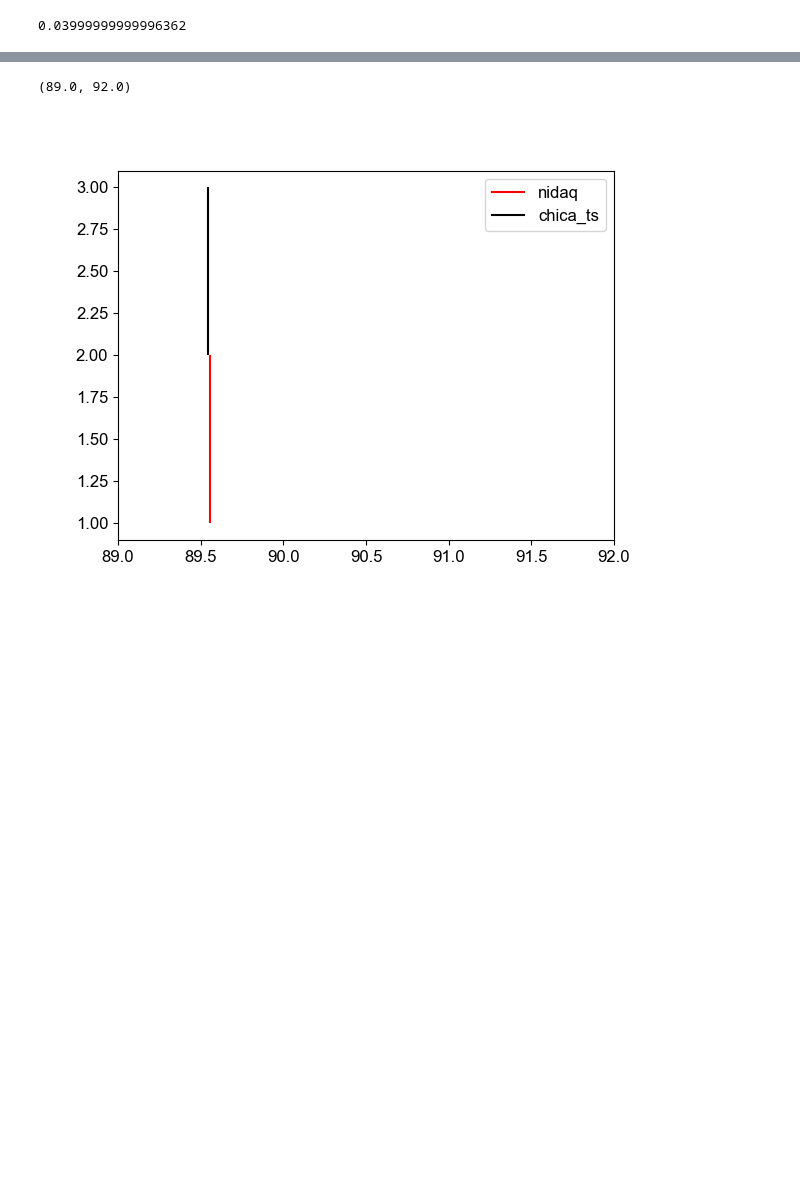
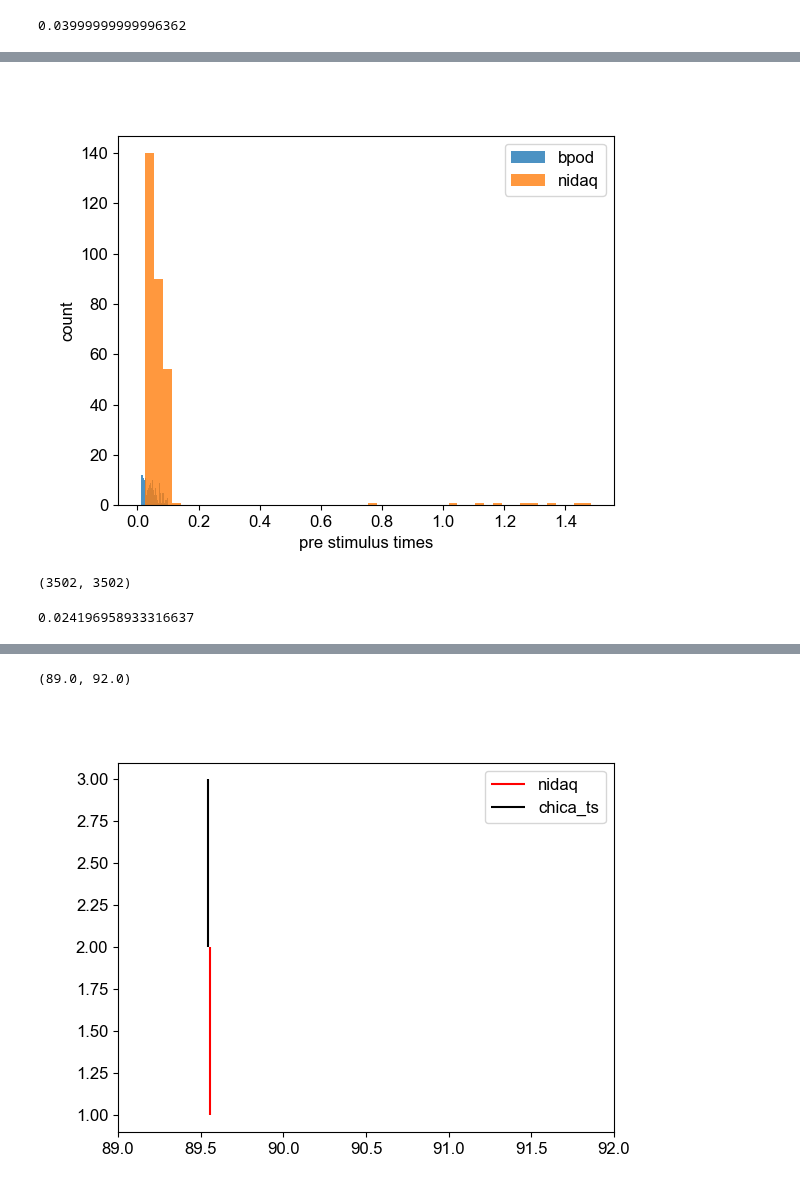
Before and after one commit to rojasgabriel/ephys, a Jupyter notebook: notebooks/debug_stim_times.ipynb, the cells around one changed output, grey strips where cells are left out. Saved outputs shown, nothing was run; the diff lists cells and outputs as text; code cells hidden in the pictures; blank space fills up the shorter version.

```diff
--- a/notebooks/debug_stim_times.ipynb
+++ b/notebooks/debug_stim_times.ipynb
@@ -167 +196,28 @@ raw_nidaq = np.hstack(raw_ts.stim_ts)
+# %%
+plt.figure()
+plt.hist(
+    chicadata.PreStimPeriod.apply(lambda x: np.diff(x)[0]),
+    bins=50,
+    label="bpod",
+    alpha=0.8,
+)
+plt.hist(
+    raw_ts.first_stim_ts - raw_ts.center_port_entries.apply(lambda x: x[0]),
+    bins=50,
+    label="nidaq",
+    alpha=0.8,
+)
+plt.xlabel("pre stimulus times")
+plt.ylabel("count")
+plt.legend();
+# %% [output]
+[figure, added]
+# %%
+len(nidaq_ts), len(raw_nidaq)
+# %% [output]
+(3502, 3502)
+# %%
+(raw_ts.first_stim_ts - raw_ts.center_port_entries.apply(lambda x: x[0])).min()
+# %% [output]
+0.024196958933316637
 # %%
```
Also changed, not shown: parts of 12 cells of this notebook.
